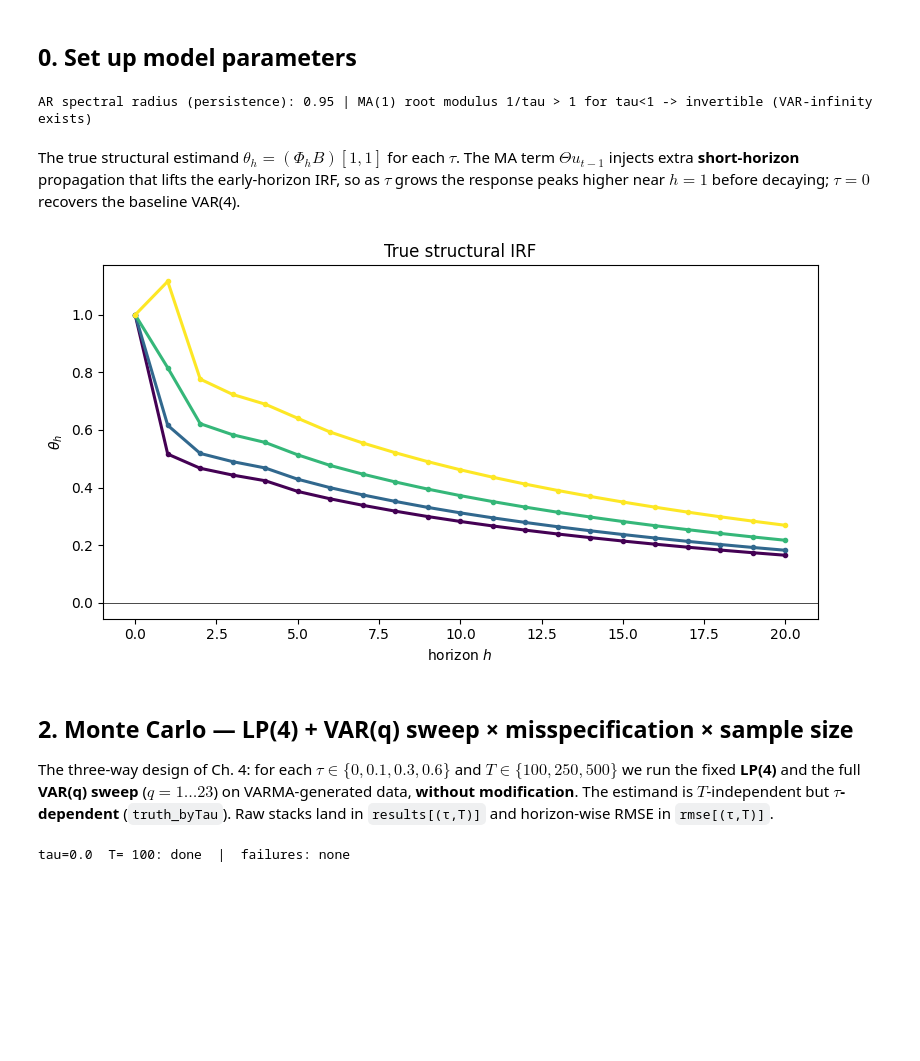
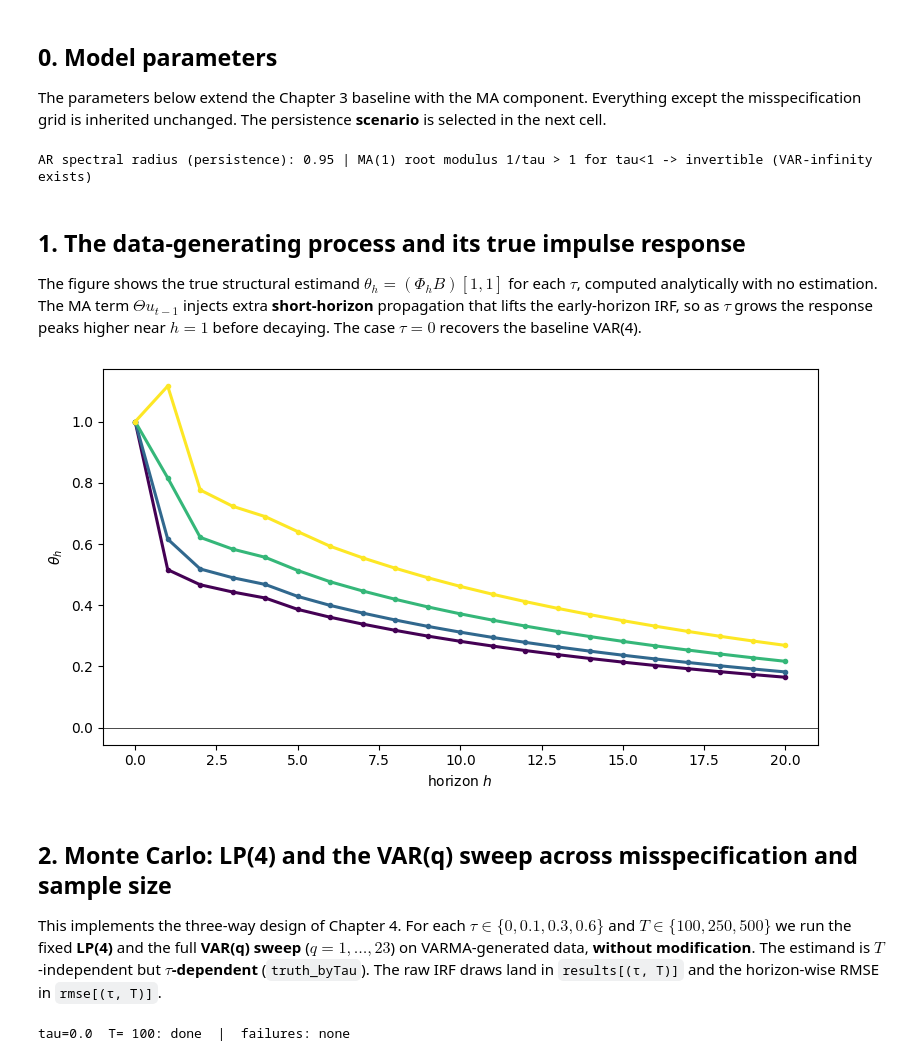
Before and after one commit to Aaron030/Monte_Carlo-LP_vs_VAR, a Jupyter notebook: experiments/Extension_Dynamic_Misspec/HIGH_Extension_Dynamic_MisSpec.ipynb, the cells around one changed output. Saved outputs shown, nothing was run; the diff lists cells and outputs as text; code cells hidden in the pictures; blank space fills up the shorter version.

```diff
--- a/experiments/Extension_Dynamic_Misspec/HIGH_Extension_Dynamic_MisSpec.ipynb
+++ b/experiments/Extension_Dynamic_Misspec/HIGH_Extension_Dynamic_MisSpec.ipynb
@@ -17,4 +27,7 @@ from mcsim.dgp import (VARSpec, VARMASpec, simulate_varma, varma_irf,
 from mcsim.estimators import estimate_lp_irf, estimate_var_irf, fit_var_ols
 from mcsim.simulation import MCConfig, run
 # %% [markdown]
-## 0. Set up model parameters
+## 0. Model parameters
+
+The parameters below extend the Chapter 3 baseline with the MA component. Everything except the
+misspecification grid is inherited unchanged. The persistence **scenario** is selected in the next cell.
@@ -46,29 +61,38 @@ N_REPS = 5000  # nr of MC reps
 # %% [output]
 AR spectral radius (persistence): 0.95 | MA(1) root modulus 1/tau > 1 for tau<1 -> invertible (VAR-infinity exists)
 # %% [markdown]
-The true structural estimand $\theta_h=(\Phi_h B)[1,1]$ for each $\tau$. The MA term $\Theta u_{t-1}$ injects extra **short-horizon** propagation that lifts the early-horizon IRF, so as $\tau$ grows the response peaks higher near $h=1$ before decaying; $\tau=0$ recovers the baseline VAR(4).
+## 1. The data-generating process and its true impulse response
+
+The figure shows the true structural estimand $\theta_h = (\Phi_h B)[1, 1]$ for each $\tau$, computed
+analytically with no estimation. The MA term $\Theta u_{t-1}$ injects extra **short-horizon**
+propagation that lifts the early-horizon IRF, so as $\tau$ grows the response peaks higher near $h = 1$
+before decaying. The case $\tau = 0$ recovers the baseline VAR(4).
 # %%
 # True structural IRFs (no estimation) for each misspecification strength.
 # Under VARMA(4,1) the MA term injects extra short-horizon propagation that lifts the
 # early-horizon estimand; tau=0 nests the baseline VAR(4).
 hgrid = np.arange(H + 1)
 truth_byTau = {tt: varma_irf(DGPS[tt], H) for tt in TAUS}
 ctau = {tt: plt.cm.viridis(i / max(len(TAUS) - 1, 1)) for i, tt in enumerate(TAUS)}
 
 fig, ax = plt.subplots(figsize=(8, 4.5))
 for tt in TAUS:
     lab = "τ=0  (baseline VAR(4))" if tt == 0 else f"τ={tt}"
     ax.plot(hgrid, truth_byTau[tt], "o-", lw=2.2, ms=3, color=ctau[tt], label=lab)
 ax.axhline(0, color="k", lw=0.5)
-ax.set_title("True structural IRF")
-ax.set_xlabel("horizon $h$"); ax.set_ylabel(r"$\theta_h$")
+ax.set_xlabel("horizon $h$")
+ax.set_ylabel(r"$\theta_h$")
 fig.tight_layout()
 plt.savefig(f"../../figures/Dynamic_MisSpec/DYN_MISSPEC_IRF_rho={RHO}.png")
 plt.show()
 # %% [output]
-[figure, old version]
+[figure, new version]
 # %% [markdown]
-## 2. Monte Carlo — LP(4) + VAR(q) sweep × misspecification × sample size
+## 2. Monte Carlo: LP(4) and the VAR(q) sweep across misspecification and sample size
 
-The three-way design of Ch. 4: for each $\tau\in\{0,0.1,0.3,0.6\}$ and $T\in\{100,250,500\}$ we run the fixed **LP(4)** and the full **VAR(q) sweep** ($q=1\ldots23$) on VARMA-generated data, **without modification**. The estimand is $T$-independent but **$\tau$-dependent** (`truth_byTau`). Raw stacks land in `results[(τ,T)]` and horizon-wise RMSE in `rmse[(τ,T)]`.
+This implements the three-way design of Chapter 4. For each $\tau \in \{0, 0.1, 0.3, 0.6\}$ and
+$T \in \{100, 250, 500\}$ we run the fixed **LP(4)** and the full **VAR(q) sweep** ($q = 1, \dots, 23$)
+on VARMA-generated data, **without modification**. The estimand is $T$-independent but
+**$\tau$-dependent** (`truth_byTau`). The raw IRF draws land in `results[(τ, T)]` and the horizon-wise
+RMSE in `rmse[(τ, T)]`.
 # %%
```
Also changed, not shown: parts of 11 cells of this notebook, 11 other files.
